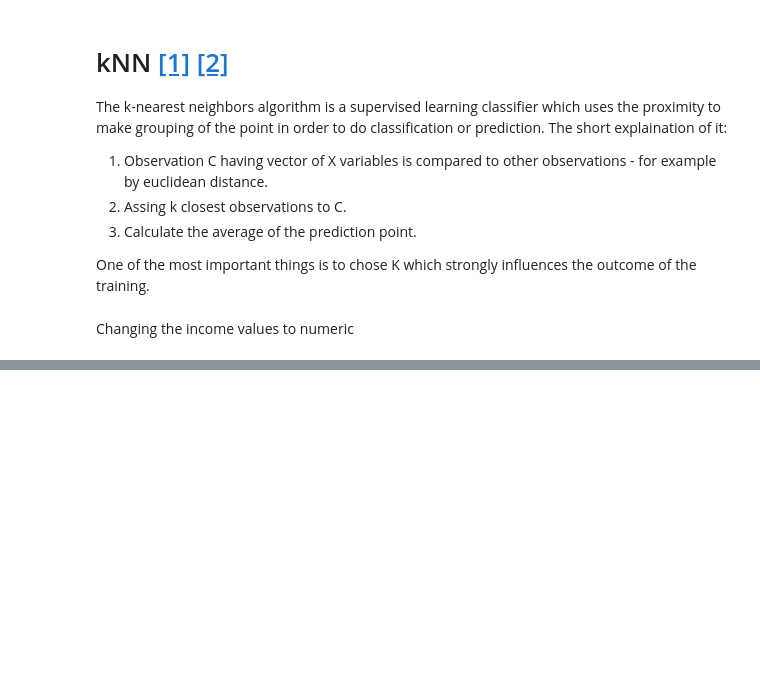
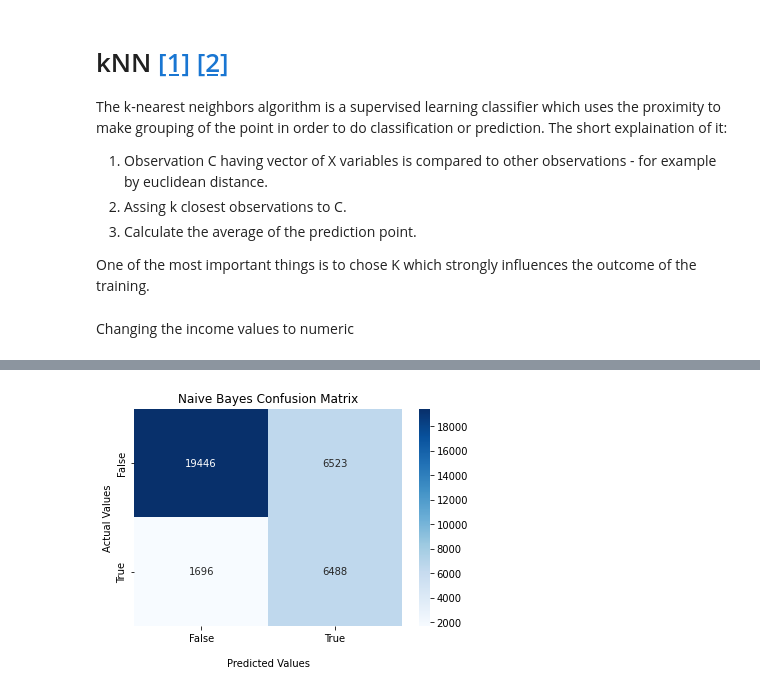
Before and after one commit to dron1t/codelabfun, a Jupyter notebook: IO.ipynb, the cells around one changed output, grey strips where cells are left out. Saved outputs shown, nothing was run; the diff lists cells and outputs as text; code cells hidden in the pictures; blank space fills up the shorter version.

```diff
--- a/IO.ipynb
+++ b/IO.ipynb
@@ -362,0 +429,15 @@ generate_confusion_matrix_heat_map(decision_tree_matrix, 'kNN Confusion Matrix')
+# %%
+from sklearn.naive_bayes import BernoulliNB
+
+gnb = BernoulliNB()
+
+gnb.fit(train_set_scaled, train_classes.values)
+
+pred = gnb.predict(test_set_scaled)
+
+naive_bayes_matrix = confusion_matrix(test_classes.values, pred)
+classification_report(test_classes.values, pred)
+
+generate_confusion_matrix_heat_map(naive_bayes_matrix, 'Naive Bayes Confusion Matrix')
+# %% [output]
+[figure, added]
```
Also changed, not shown: parts of 27 cells of this notebook.
